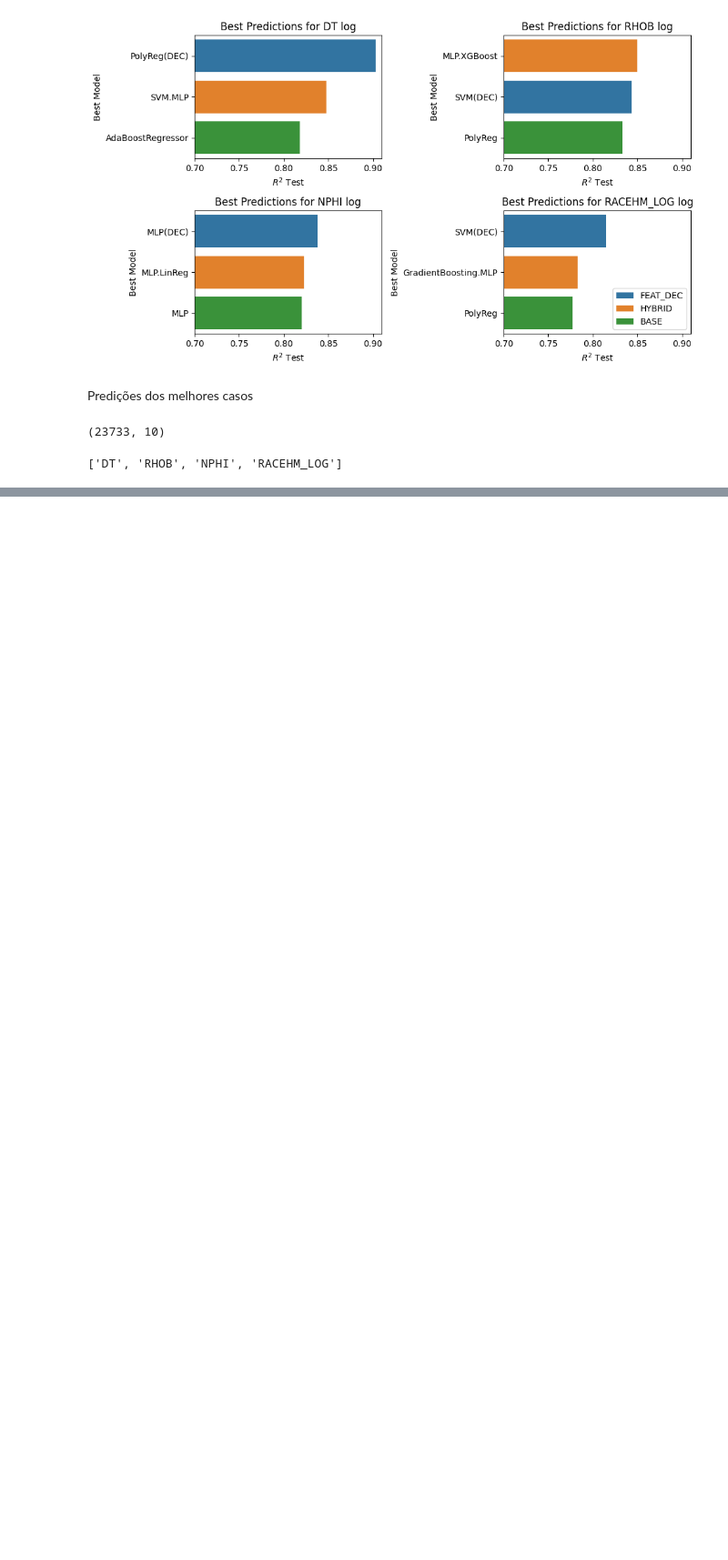
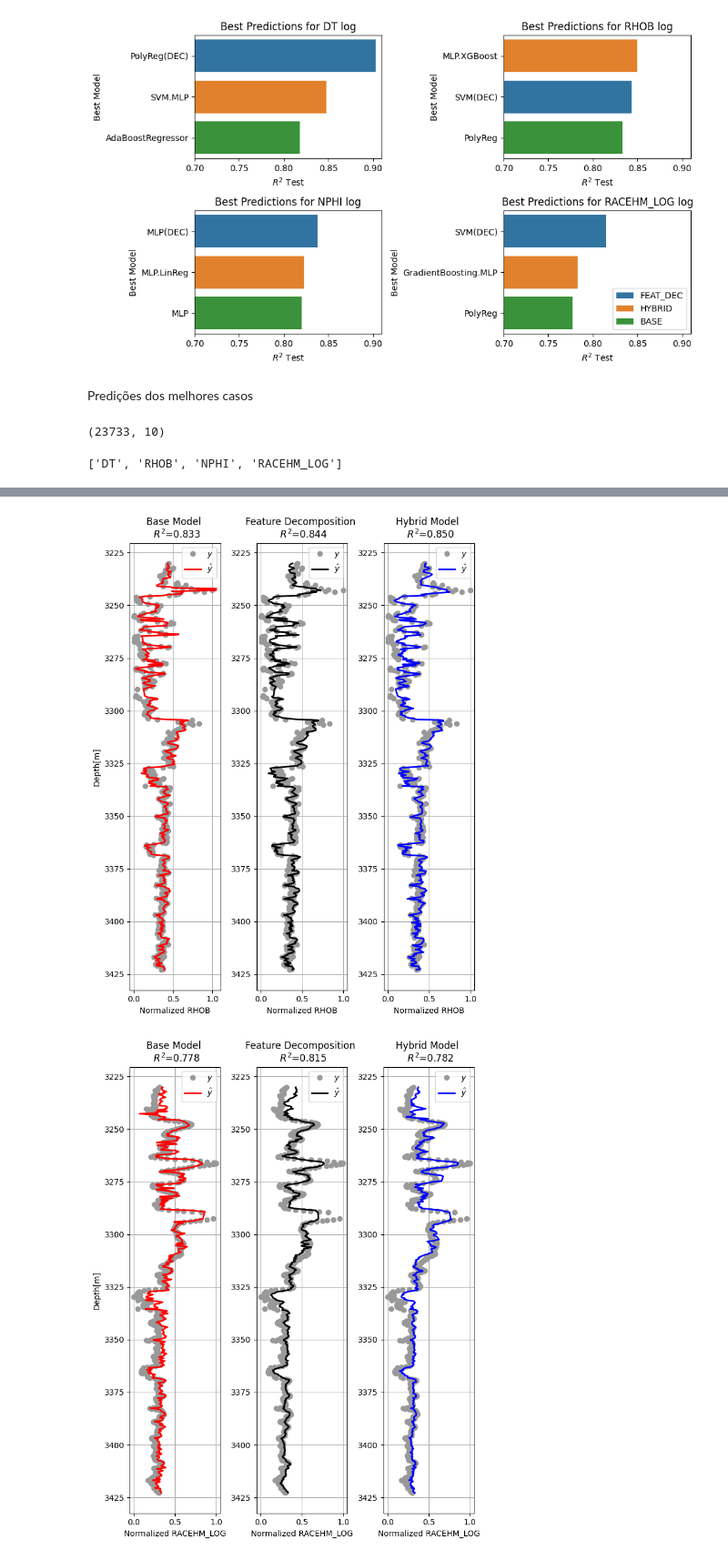
Before and after one commit to felipecostapereira/SYSID_well_logs, a Jupyter notebook: posproc.ipynb, the cells around one changed output, grey strips where cells are left out. Shown at 91% size. Cells and saved outputs as stored; diff of their text form; code cells hidden in the pictures; blank space fills up the shorter version.

```diff
--- a/posproc.ipynb
+++ b/posproc.ipynb
@@ -413,0 +452,50 @@ plt.legend()
+# %%
+for variable in df_sum_class['OUT'].unique():
+    dftemp = df_sum_class[df_sum_class['OUT'] == variable]
+    dftemp = dftemp.sort_values(['CLASS']).reset_index(drop=True)
+
+    base_row = dftemp.loc[0,:]
+    featdec_row = dftemp.loc[1,:]
+    hybrid_row = dftemp.loc[2,:]
+
+    y_hat_base = base_row['MODEL_OBJ'].predict(data_dict[variable][0])
+    y_hat_featdec = featdec_row['MODEL_OBJ'].predict(data_dict[variable][2])
+    y_hat_hybrid = hybrid_row['MODEL_OBJ'][0].predict(data_dict[variable][1].trend) + hybrid_row['MODEL_OBJ'][1].predict(data_dict[variable][1].seasonal+data_dict[variable][1].resid)
+
+    fig, ax = plt.subplots(1,3, figsize=(7,9))
+
+    plt.subplot(131)
+    plt.plot(data_dict[variable][-2], data_dict[variable][-1], 'o', color='#999999', label='$y$');
+    plt.plot(y_hat_base, data_dict[variable][-1], 'r', lw=2, label='$\hat{y}$')
+    plt.title(f'Base Model \n $R^2$={r2_score(data_dict[variable][-2], y_hat_base):.3f}')
+    plt.xlabel(f'Normalized {variable}')
+    plt.gca().invert_yaxis()
+    plt.grid()
+    plt.ylabel('Depth[m]')
+    plt.legend(loc='best')
+    plt.tight_layout()
+
+    plt.subplot(132)
+    plt.plot(data_dict[variable][-2], data_dict[variable][-1], 'o', color='#999999', label='$y$');
+    plt.plot(y_hat_featdec, data_dict[variable][-1], 'k', lw=2, label='$\hat{y}$')
+    plt.gca().invert_yaxis()
+    plt.title(f'Feature Decomposition \n $R^2$={r2_score(data_dict[variable][-2], y_hat_featdec):.3f}')
+    plt.xlabel(f'Normalized {variable}')
+    plt.grid()
+    plt.legend(loc='best')
+    plt.tight_layout()
+
+    plt.subplot(133)
+    plt.plot(data_dict[variable][-2], data_dict[variable][-1], 'o', color='#999999', label='$y$');
+    plt.plot(y_hat_hybrid,  data_dict[variable][-1], 'b', lw=2, label='$\hat{y}$')
+    plt.gca().invert_yaxis()
+    plt.title(f'Hybrid Model \n $R^2$={r2_score(data_dict[variable][-2], y_hat_hybrid):.3f}')
+    plt.xlabel(f'Normalized {variable}')
+    plt.grid()
+    plt.legend(loc='best')
+    plt.tight_layout()
+
+    fig.savefig(f'./Images/pred_{variable}.pdf', format='pdf')
+# %% [output]
+[figure, added]
+[figure, added]
```
Also changed, not shown: parts of 7 cells of this notebook, 5 other files.
